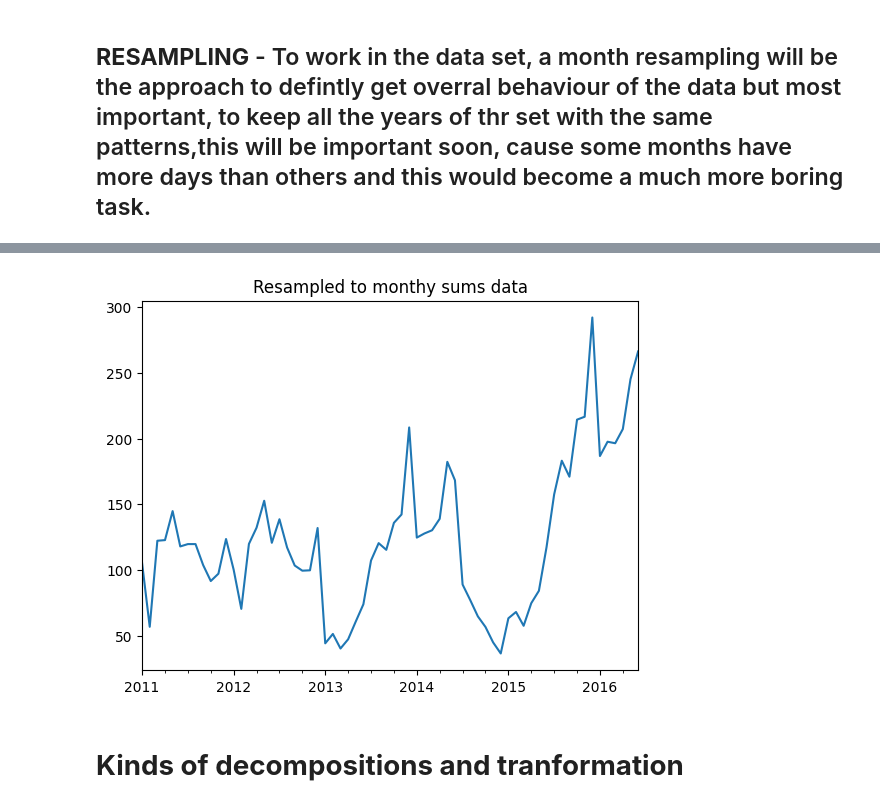
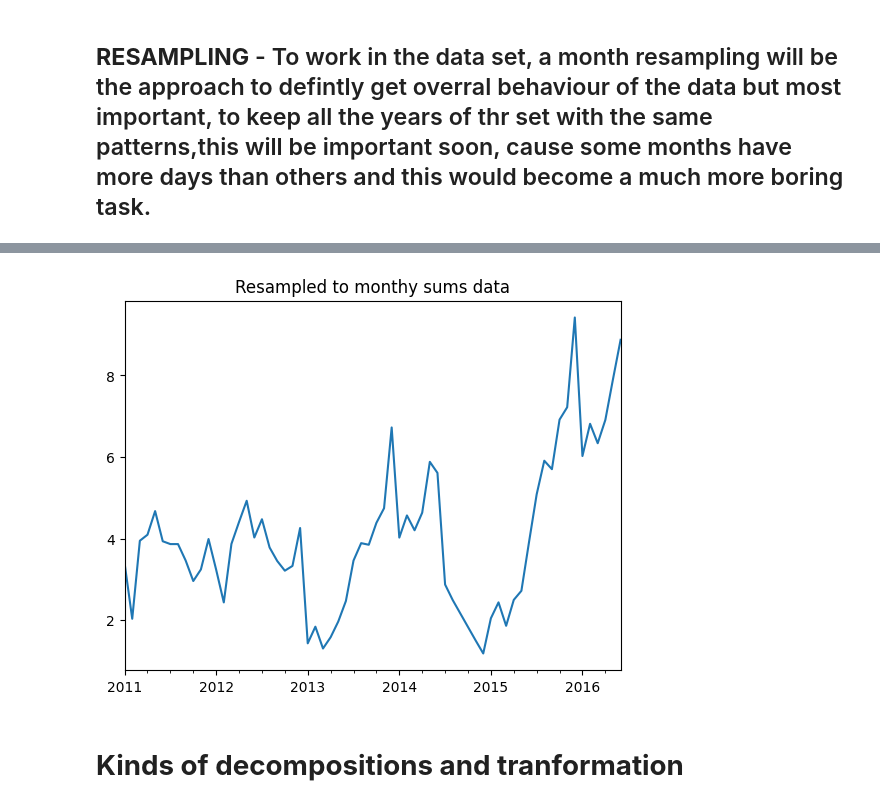
Before and after one commit to CaioMaxximus/Time_Series_Decomposition-bike_sales_america, a Jupyter notebook: time-series-decomposition-bike-sales-america.ipynb, the cells around one changed output, grey strips where cells are left out. Drawn from its saved outputs; the diff is of its cells as text; code cells hidden in the pictures.

```diff
--- a/time-series-decomposition-bike-sales-america.ipynb
+++ b/time-series-decomposition-bike-sales-america.ipynb
@@ -151,10 +167,10 @@ fig.tight_layout()
 # %%
-bike_sales_state = bike_sales_state.resample('M').sum()
+bike_sales_state = (bike_sales_state["Order_Quantity"].resample('M').mean()).to_frame()
 bike_sales_state["Order_Quantity"].plot()
 plt.title("Resampled to monthy sums data")
 plt.show()
 # %% [output]
-[figure, old version]
+[figure, new version]
 # %% [markdown]
 # **Kinds of decompositions and tranformation**
 # %% [markdown]
```
Also changed, not shown: parts of 10 cells of this notebook.
